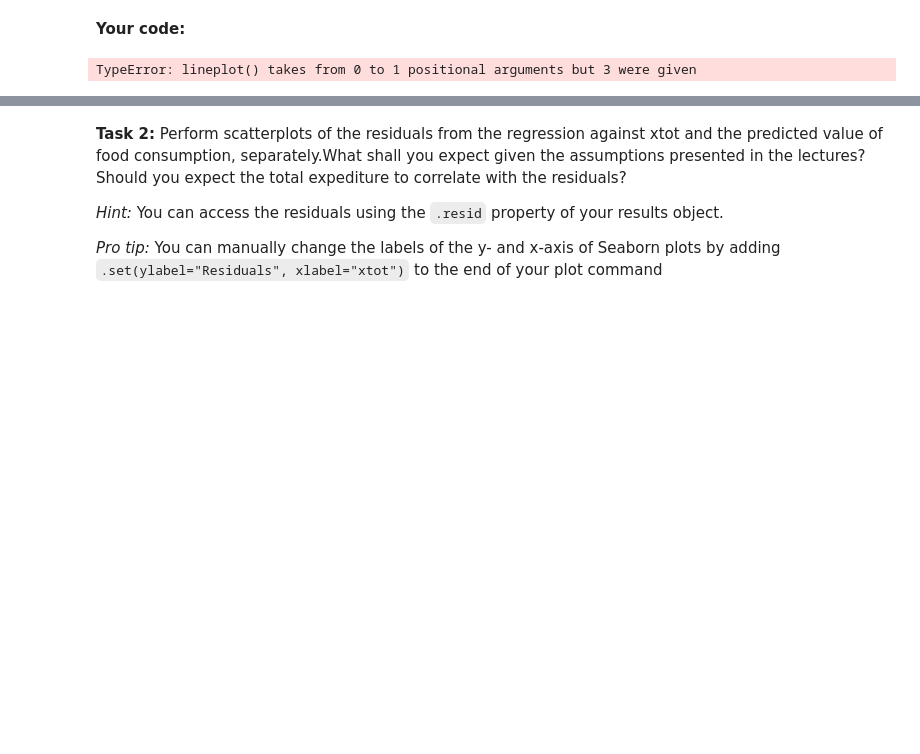
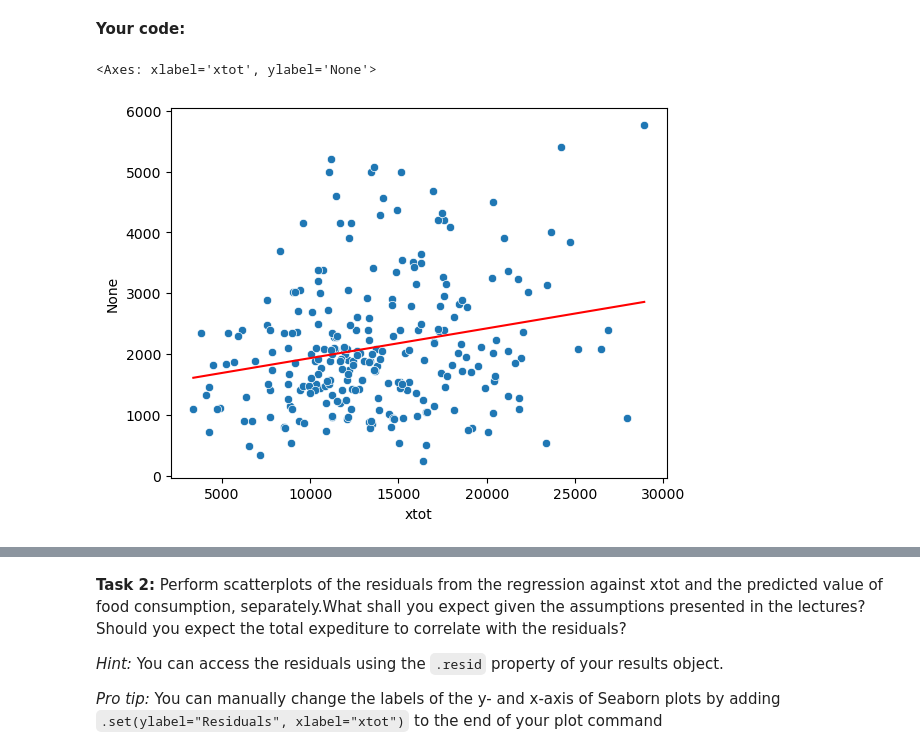
Before and after one commit to Wstokkendahl/EconometricsA-1, a Jupyter notebook: 2_class/PS2_EngelCurves/ex_ante.ipynb, the cells around one changed output, grey strips where cells are left out. Saved outputs shown, nothing was run; the diff lists cells and outputs as text; code cells hidden in the pictures; blank space fills up the shorter version.

```diff
--- a/2_class/PS2_EngelCurves/ex_ante.ipynb
+++ b/2_class/PS2_EngelCurves/ex_ante.ipynb
@@ -71,6 +71,7 @@ import statsmodels.api as sm
 df_men["const"]=1
 model_sm = sm.OLS(df_men['xfath'], df_men[['const','xtot']]).fit()
 print(model_sm.summary())
+X = df_men[['const','xtot']]
 # %% [output]
                             OLS Regression Results
 ==============================================================================
@@ -158,10 +186,12 @@ To layer two plots on top of each other, simply execute two Seaborn commands aft
 # %% [markdown]
 **Your code:**
 # %%
-y_hat = model_sm.predict()
+y_hat = model_sm.predict(X)
 y_hat
 
 import seaborn as sns
-sns.lineplot(df_men.xtot,y_hat,df_men)
+sns.lineplot(x='xtot',y=y_hat,data=df_men,color='red')
+sns.scatterplot(x='xtot',y='xfath',data=df_men)
 # %% [output]
-TypeError: lineplot() takes from 0 to 1 positional arguments but 3 were given
+<Axes: xlabel='xtot', ylabel='None'>
+[figure, added]
```
Also changed, not shown: parts of 9 cells of this notebook.
